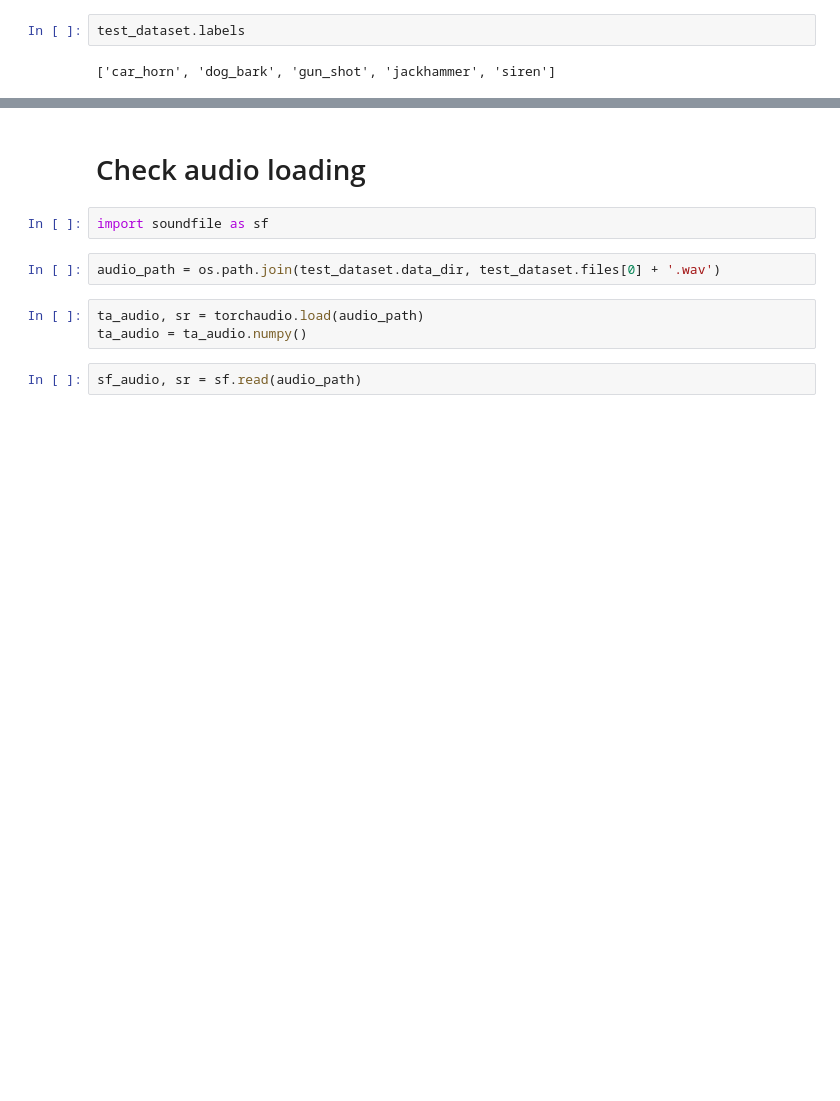
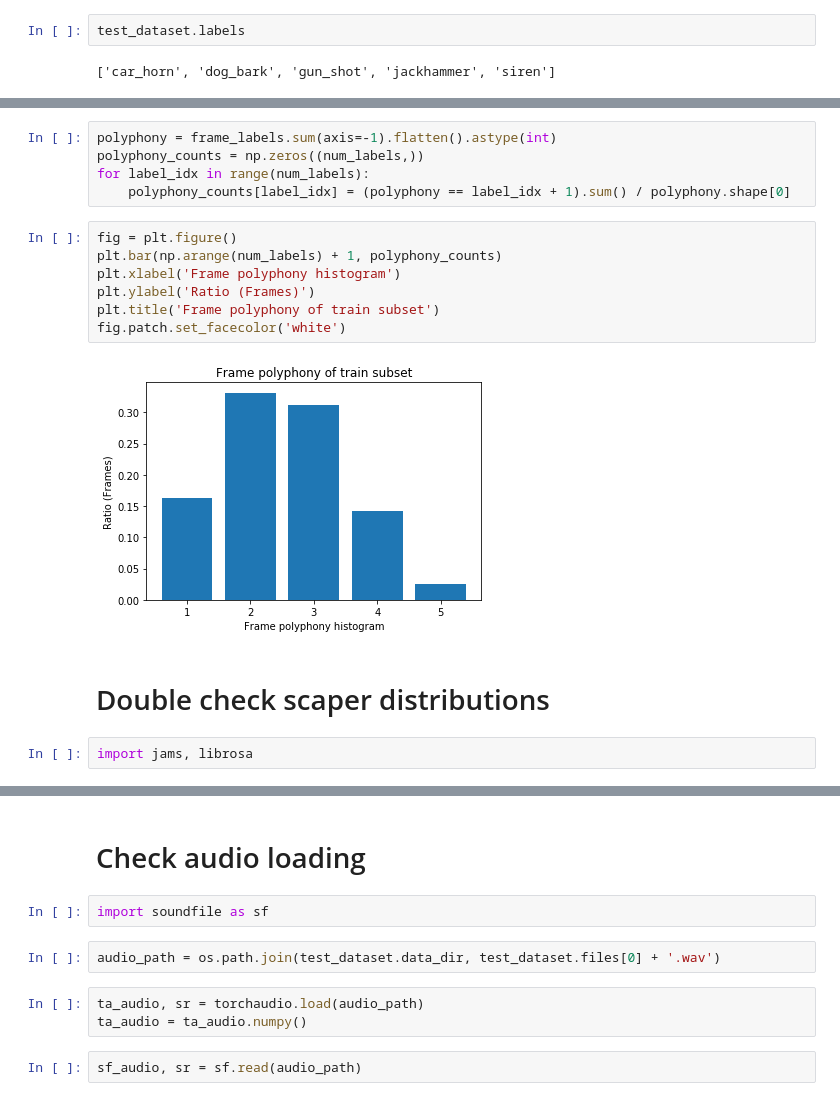
Before and after one commit to sonyc-project/weakly-supervised-sssle, a Jupyter notebook: notebooks/debugging.ipynb, the cells around one changed output, grey strips where cells are left out. Cells and saved outputs as stored; diff of their text form; blank space fills up the shorter version.

```diff
--- a/notebooks/debugging.ipynb
+++ b/notebooks/debugging.ipynb
@@ -53,0 +87,18 @@ dict_keys(['audio_data', 'labels', 'index', 'num_events', 'mixture_waveform', 'c
+# %%
+polyphony = frame_labels.sum(axis=-1).flatten().astype(int)
+polyphony_counts = np.zeros((num_labels,))
+for label_idx in range(num_labels):
+    polyphony_counts[label_idx] = (polyphony == label_idx + 1).sum() / polyphony.shape[0]
+# %%
+fig = plt.figure()
+plt.bar(np.arange(num_labels) + 1, polyphony_counts)
+plt.xlabel('Frame polyphony histogram')
+plt.ylabel('Ratio (Frames)')
+plt.title('Frame polyphony of train subset')
+fig.patch.set_facecolor('white')
+# %% [output]
+[figure, added]
+# %% [markdown]
+# Double check scaper distributions
+# %%
+import jams, librosa
```
Also changed, not shown: parts of 33 cells of this notebook.
